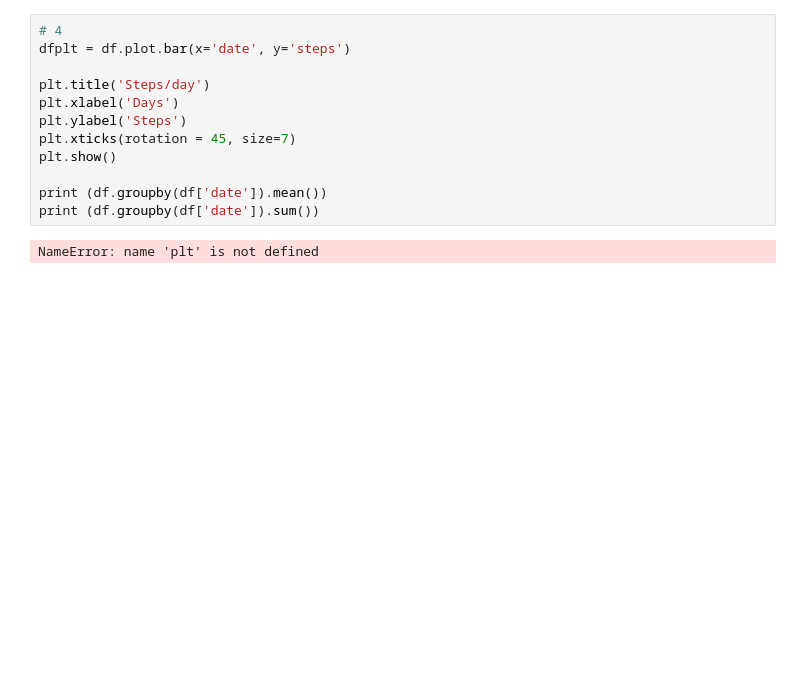
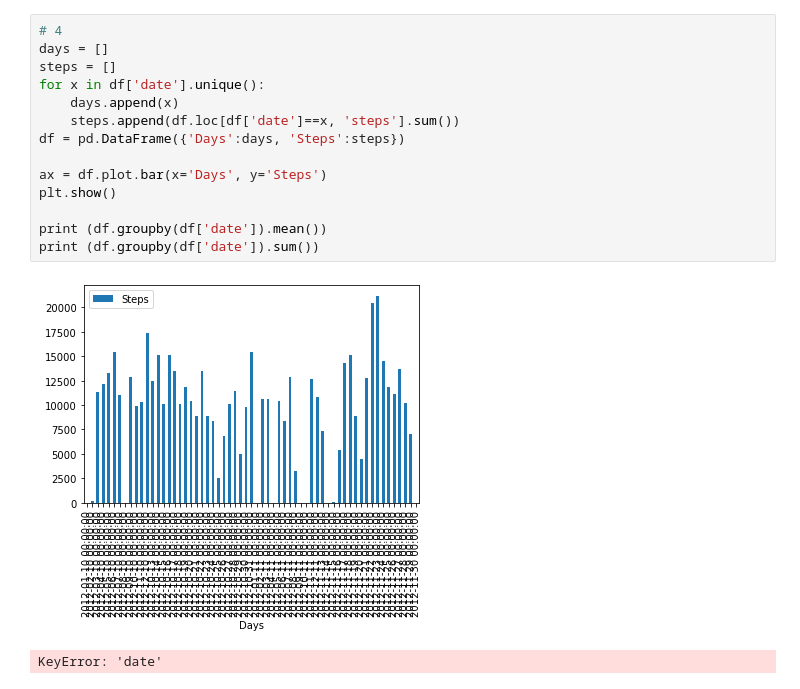
Before and after one commit to JVuns/Assignments, a Jupyter notebook: Pandas/C.ipynb, the cells around one changed output. Drawn from its saved outputs; the diff is of its cells as text; blank space fills up the shorter version.

```diff
--- a/Pandas/C.ipynb
+++ b/Pandas/C.ipynb
@@ -16,14 +33,17 @@ print(df)
 # %%
 # 4
-dfplt = df.plot.bar(x='date', y='steps')
+days = []
+steps = []
+for x in df['date'].unique():
+    days.append(x)
+    steps.append(df.loc[df['date']==x, 'steps'].sum())
+df = pd.DataFrame({'Days':days, 'Steps':steps})
 
-plt.title('Steps/day')
-plt.xlabel('Days')
-plt.ylabel('Steps')
-plt.xticks(rotation = 45, size=7)
+ax = df.plot.bar(x='Days', y='Steps')
 plt.show()
 
 print (df.groupby(df['date']).mean())
 print (df.groupby(df['date']).sum())
 # %% [output]
+[figure, added]
-NameError: name 'plt' is not defined
+KeyError: 'date'
```
Also changed, not shown: parts of 3 cells of this notebook, 1 other file.
